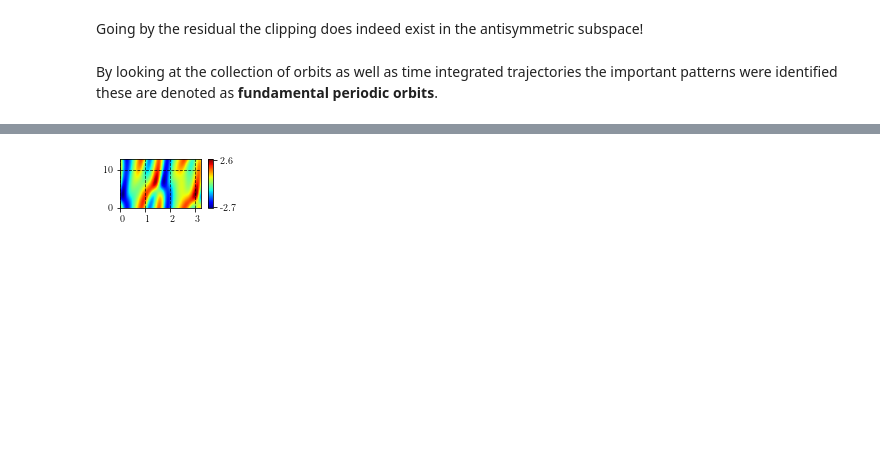
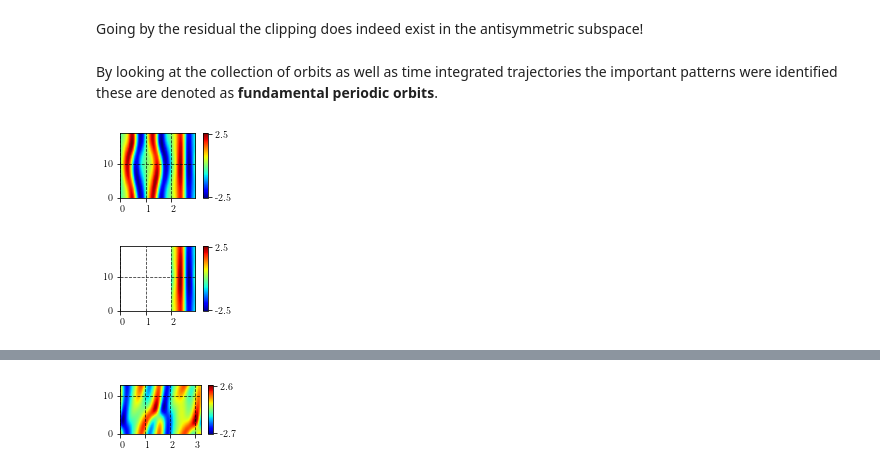
Before and after one commit to chaotic-systems/orbithunter, a Jupyter notebook: notebooks/clipping_demo.ipynb, the cells around one changed output, grey strips where cells are left out. Drawn from its saved outputs; the diff is of its cells as text; code cells hidden in the pictures; blank space fills up the shorter version.

```diff
--- a/notebooks/clipping_demo.ipynb
+++ b/notebooks/clipping_demo.ipynb
@@ -416,3 +184,12 @@ Going by the residual the clipping does indeed exist in the antisymmetric subspa
 # %% [markdown]
 By looking at the collection of orbits as well as time integrated trajectories the important patterns were identified
 these are denoted as **fundamental periodic orbits**.
+# %%
+second_orbit.plot()
+# %% [output]
+[figure, added]
+# %%
+mask_orbit(second_orbit.reshape(512,512), ((None, None),(2, None))).plot(filename='streak_interior.pdf',
+                                                                        directory='../data/local/orbithunter_thesis/figures/')
+# %% [output]
+[figure, added]
```
Also changed, not shown: parts of 32 cells of this notebook, 8 other files.
